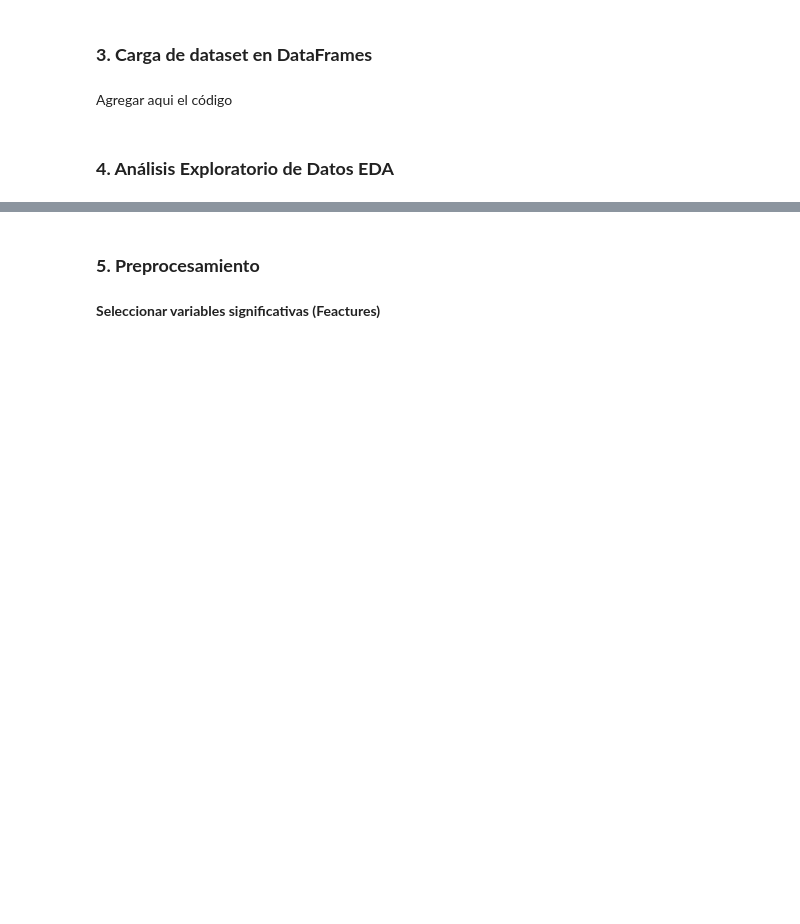
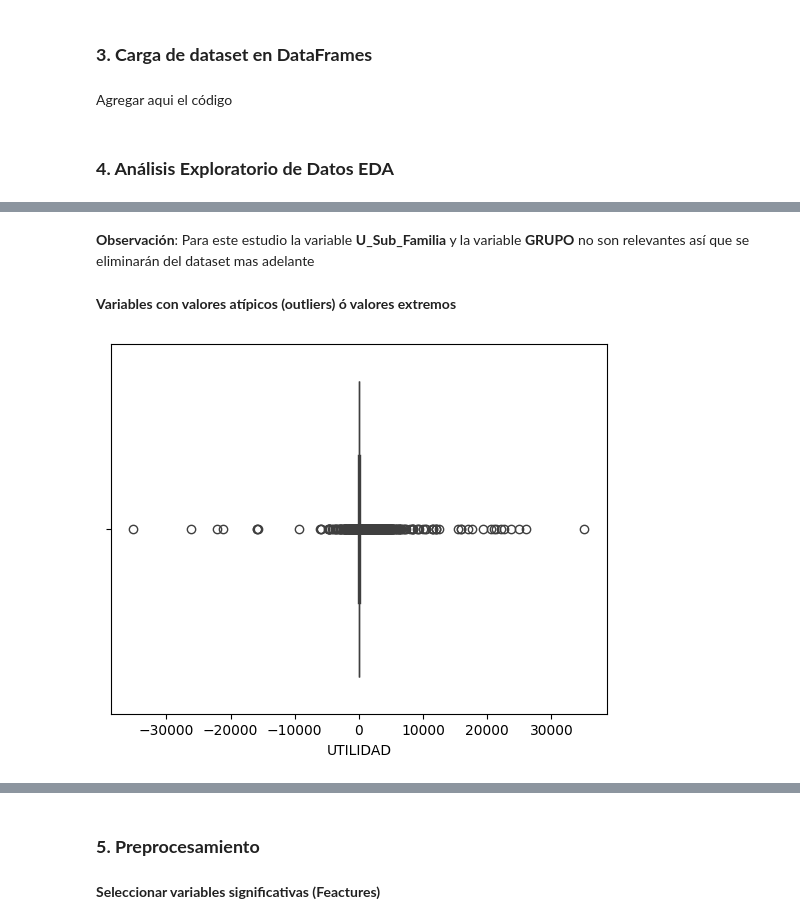
Before and after one commit to JuanPerezMolina/machine_learning_analisis_ventas_cohortes, a Jupyter notebook: 240315-1_machine_learning_analisis_ventas_cohortes.ipynb, the cells around one changed output, grey strips where cells are left out. Saved outputs shown, nothing was run; the diff lists cells and outputs as text; code cells hidden in the pictures; blank space fills up the shorter version.

```diff
--- a/240315-1_machine_learning_analisis_ventas_cohortes.ipynb
+++ b/240315-1_machine_learning_analisis_ventas_cohortes.ipynb
@@ -47,0 +171,10 @@ Agregar aqui el código
+# %% [markdown]
+**Observación**: Para este estudio la variable **U_Sub_Familia** y la variable **GRUPO** no son relevantes así que se eliminarán del dataset mas adelante
+# %% [markdown]
+**Variables con valores atípicos (outliers) ó valores extremos**
+# %%
+#Campos con valores atípicos:
+sns.boxplot(x = 'UTILIDAD',  data= ventas_df )
+plt.show()
+# %% [output]
+[figure, added]
```
Also changed, not shown: parts of 33 cells of this notebook, 3 other files.
